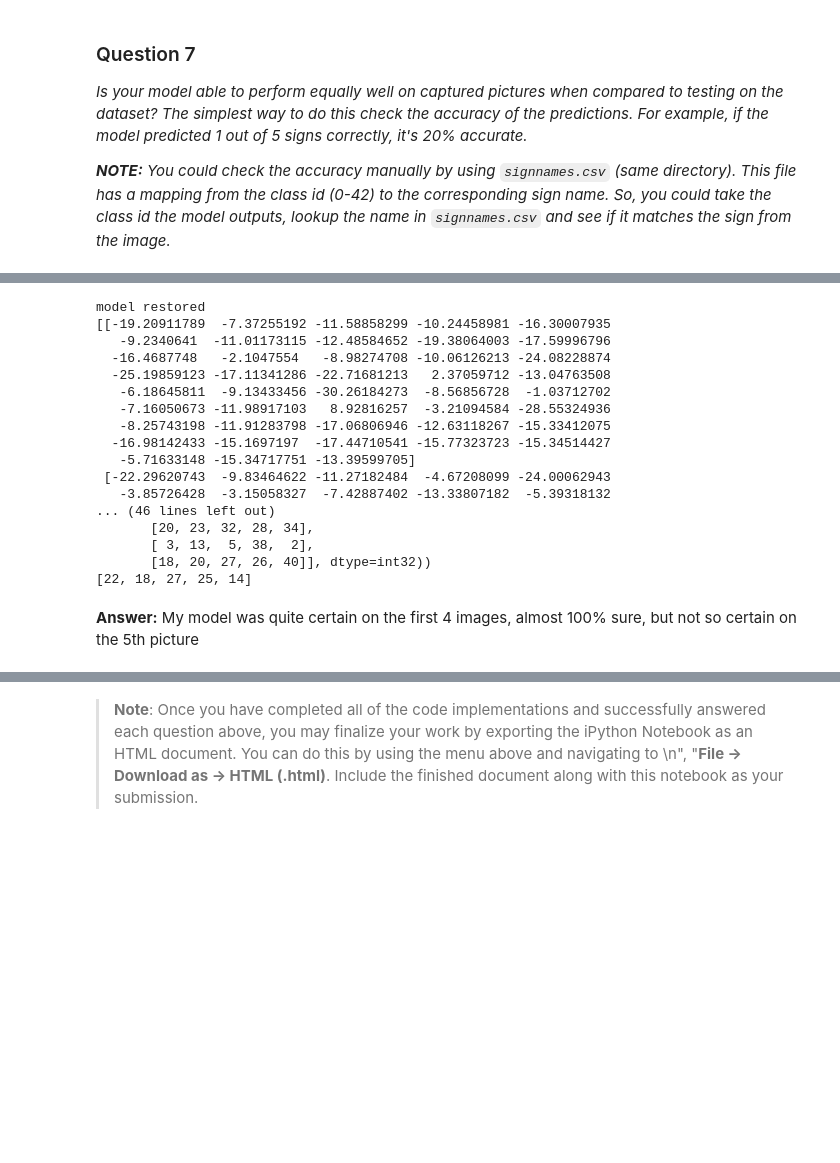
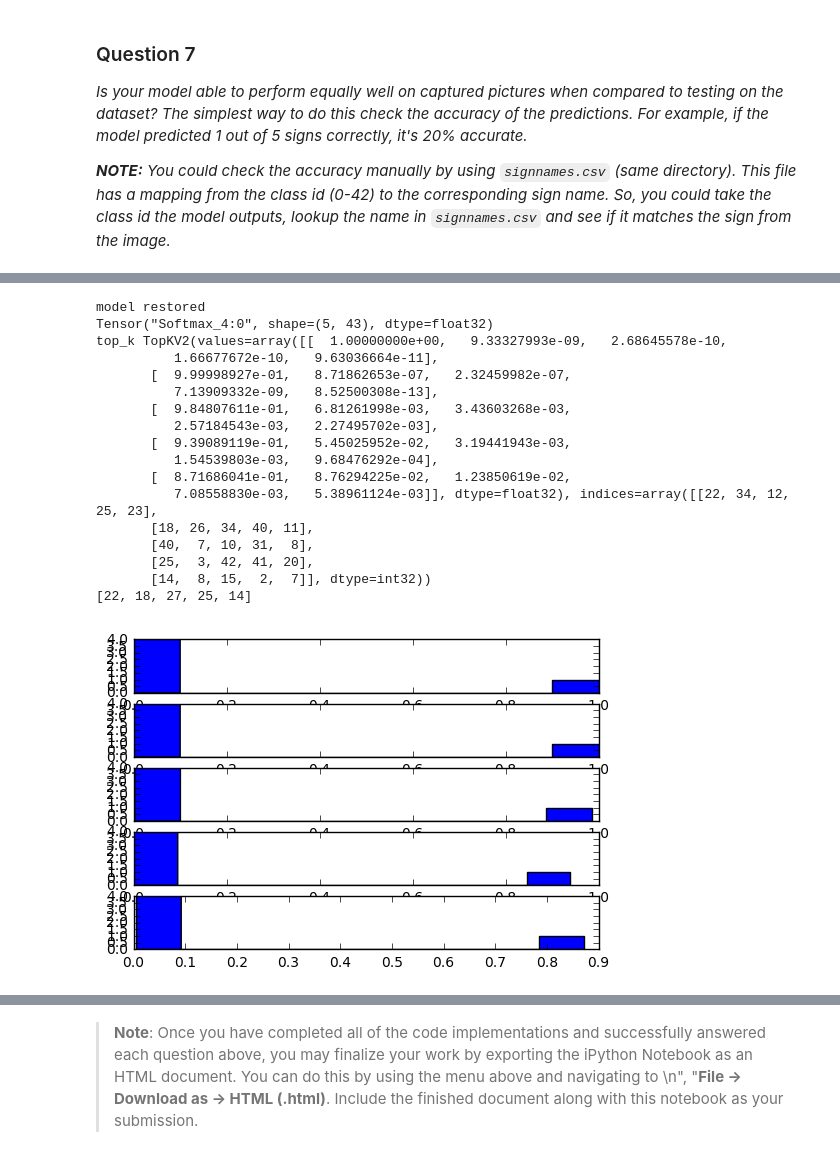
Before and after one commit to kuonanhong/CarND-Traffic-Sign-Classifier-Project, a Jupyter notebook: Traffic_Sign_Classifier.ipynb, the cells around one changed output, grey strips where cells are left out. Drawn from its saved outputs; the diff is of its cells as text; code cells hidden in the pictures; blank space fills up the shorter version.

```diff
--- a/Traffic_Sign_Classifier.ipynb
+++ b/Traffic_Sign_Classifier.ipynb
@@ -691,12 +591,13 @@ def show_image(file_path):
         plt.show()
     else:
         print('no such file %s' % image_name)
-    return imgResize
+    img_ = np.copy(imgResize)
+    return img_
 
 for img_path, label in new_images:
     print('label %d' % label)
     img_data = show_image(img_path)
-    new_images_data.append(img_data)
+    new_images_data.append(normalize(img_data))
     new_labels_data.append(label)
 
 print('done')
@@ -727,18 +628,24 @@ for really high resolution images (e.g. 3rd (803x803) and 5th (1065x1065) ), the
 # %%
 ### Run the predictions here.
 ### Feel free to use as many code cells as needed.
-saver = tf.train.Saver()
+import tensorflow as tf
 soft_max_logits = None
 
 with tf.Session() as sess:
-    saver.restore(sess, './full-traindata')
+    new_saver = tf.train.import_meta_graph('checkpoints/full-traindata-150.meta')
+    new_saver.restore(sess, 'checkpoints/full-traindata-150')
     print('model restored')
-    predictions = sess.run(correct_prediction, feed_dict={
+
+    accuracy_operation = tf.get_collection('accuracy_operation')[0]
+    x = tf.get_collection('x')[0]
+    y = tf.get_collection('y')[0]
+    keep_prob = tf.get_collection('keep_prob')[0]
+
+    predictions = sess.run(accuracy_operation, feed_dict={
         x: new_images_data,
         y: new_labels_data,
         keep_prob: 1.0,
     })
-
     print('Predictions:', predictions)
 # %% [output]
 model restored
@@ -796,38 +704,48 @@ Looking just at the first row we get `[ 0.34763842,  0.24879643,  0.12789202]`,
 top_k = None
 
 with tf.Session() as sess:
-    saver.restore(sess, './full-traindata')
+    new_saver = tf.train.import_meta_graph('checkpoints/full-traindata-150.meta')
+    new_saver.restore(sess, 'checkpoints/full-traindata-150')
     print('model restored')
+
+    accuracy_operation = tf.get_collection('accuracy_operation')[0]
+    x = tf.get_collection('x')[0]
+    y = tf.get_collection('y')[0]
+    logits = tf.get_collection('logits')[0]
+
     _logits = sess.run(logits, feed_dict={
-        x: X_train[0:5],
-        y: y_train[0:5],
+        x: new_images_data,
+        y: new_labels_data,
         keep_prob: 1.0,
     })
-    print(_logits)
     soft_max_logits = tf.nn.softmax(_logits)
     print(soft_max_logits)
     top_k = sess.run(tf.nn.top_k(soft_max_logits, k=5))
-
-print(top_k)
-print(new_labels_data)
+    print('top_k', top_k)
+    print(new_labels_data)
 # %% [output]
 model restored
-[[-19.20911789  -7.37255192 -11.58858299 -10.24458981 -16.30007935
-   -9.2340641  -11.01173115 -12.48584652 -19.38064003 -17.59996796
-  -16.4687748   -2.1047554   -8.98274708 -10.06126213 -24.08228874
-  -25.19859123 -17.11341286 -22.71681213   2.37059712 -13.04763508
-   -6.18645811  -9.13433456 -30.26184273  -8.56856728  -1.03712702
-   -7.16050673 -11.98917103   8.92816257  -3.21094584 -28.55324936
-   -8.25743198 -11.91283798 -17.06806946 -12.63118267 -15.33412075
-  -16.98142433 -15.1697197  -17.44710541 -15.77323723 -15.34514427
-   -5.71633148 -15.34717751 -13.39599705]
- [-22.29620743  -9.83464622 -11.27182484  -4.67208099 -24.00062943
-   -3.85726428  -3.15058327  -7.42887402 -13.33807182  -5.39318132
-... (46 lines left out)
-       [20, 23, 32, 28, 34],
-       [ 3, 13,  5, 38,  2],
-       [18, 20, 27, 26, 40]], dtype=int32))
+Tensor("Softmax_4:0", shape=(5, 43), dtype=float32)
+top_k TopKV2(values=array([[  1.00000000e+00,   9.33327993e-09,   2.68645578e-10,
+          1.66677672e-10,   9.63036664e-11],
+       [  9.99998927e-01,   8.71862653e-07,   2.32459982e-07,
+          7.13909332e-09,   8.52500308e-13],
+       [  9.84807611e-01,   6.81261998e-03,   3.43603268e-03,
+          2.57184543e-03,   2.27495702e-03],
+       [  9.39089119e-01,   5.45025952e-02,   3.19441943e-03,
+          1.54539803e-03,   9.68476292e-04],
+       [  8.71686041e-01,   8.76294225e-02,   1.23850619e-02,
+          7.08558830e-03,   5.38961124e-03]], dtype=float32), indices=array([[22, 34, 12, 25, 23],
+       [18, 26, 34, 40, 11],
+       [40,  7, 10, 31,  8],
+       [25,  3, 42, 41, 20],
+       [14,  8, 15,  2,  7]], dtype=int32))
 [22, 18, 27, 25, 14]
-# %% [markdown]
-**Answer:**
-My model was quite certain on the first 4 images, almost 100% sure, but not so certain on the 5th picture
+# %%
+import matplotlib.pyplot as plt
+
+for i in range(5):
+    plt.subplot(5, 1, i+1)
+    plt.hist(top_k.values[i])
+# %% [output]
+[figure, added]
```
Also changed, not shown: parts of 16 cells of this notebook.
